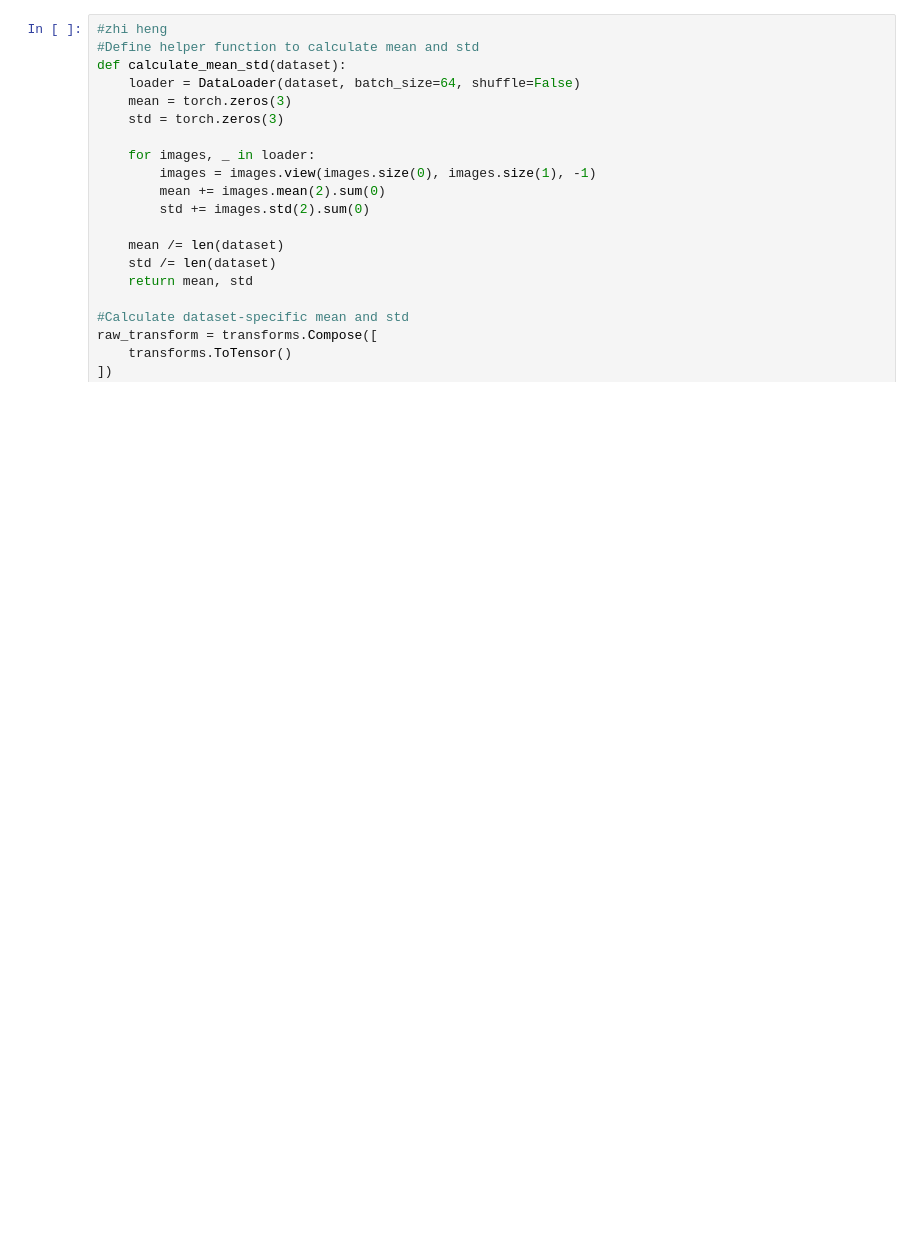
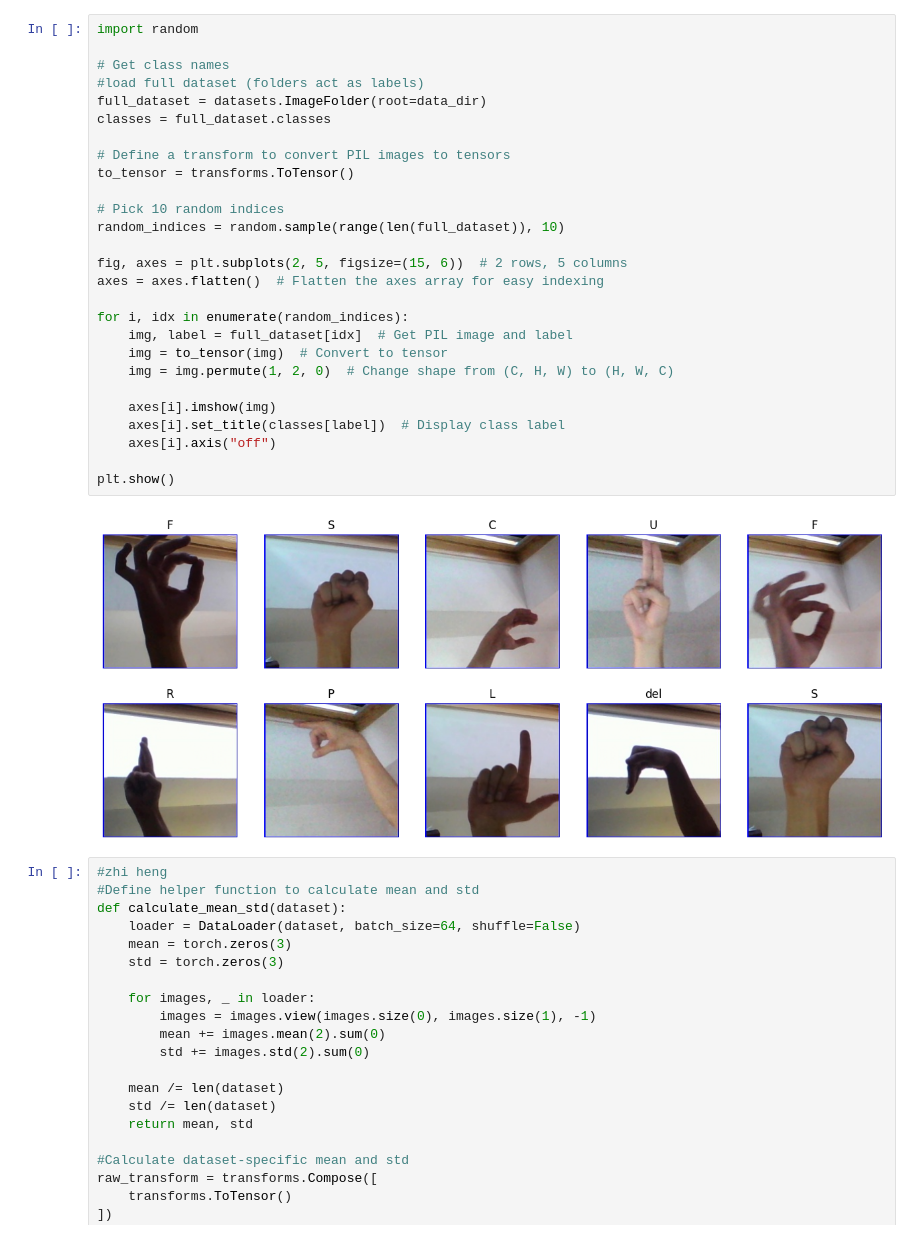
Before and after one commit to hendrikyong/CVNL_Assignment_1, a Jupyter notebook: CVNL_P02_GP01.ipynb, the cells around one changed output. Cells and saved outputs as stored; diff of their text form; blank space fills up the shorter version.

Commit message:
included the sample images, run time disconnected, so refer to prev training for data

```diff
--- a/CVNL_P02_GP01.ipynb
+++ b/CVNL_P02_GP01.ipynb
@@ -30,3 +28,32 @@ Path to dataset: /root/.cache/kagglehub/datasets/grassknoted/asl-alphabet/versio
+# %%
+import random
+
+# Get class names
+#load full dataset (folders act as labels)
+full_dataset = datasets.ImageFolder(root=data_dir)
+classes = full_dataset.classes
+
+# Define a transform to convert PIL images to tensors
+to_tensor = transforms.ToTensor()
+
+# Pick 10 random indices
+random_indices = random.sample(range(len(full_dataset)), 10)
+
+fig, axes = plt.subplots(2, 5, figsize=(15, 6))  # 2 rows, 5 columns
+axes = axes.flatten()  # Flatten the axes array for easy indexing
+
+for i, idx in enumerate(random_indices):
+    img, label = full_dataset[idx]  # Get PIL image and label
+    img = to_tensor(img)  # Convert to tensor
+    img = img.permute(1, 2, 0)  # Change shape from (C, H, W) to (H, W, C)
+
+    axes[i].imshow(img)
+    axes[i].set_title(classes[label])  # Display class label
+    axes[i].axis("off")
+
+plt.show()
+# %% [output]
+[figure, added]
 # %%
 #zhi heng
 #Define helper function to calculate mean and std
```
Also changed, not shown: parts of 5 cells of this notebook.
